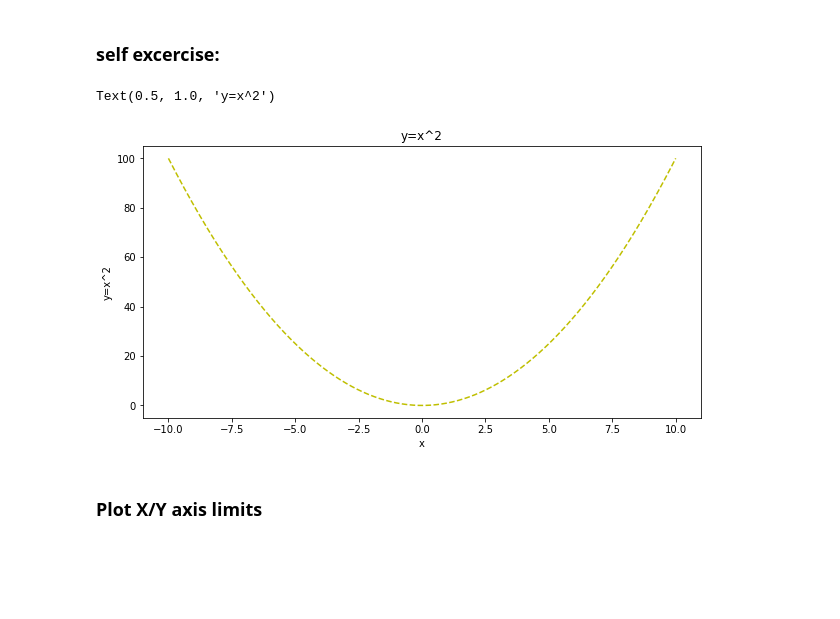
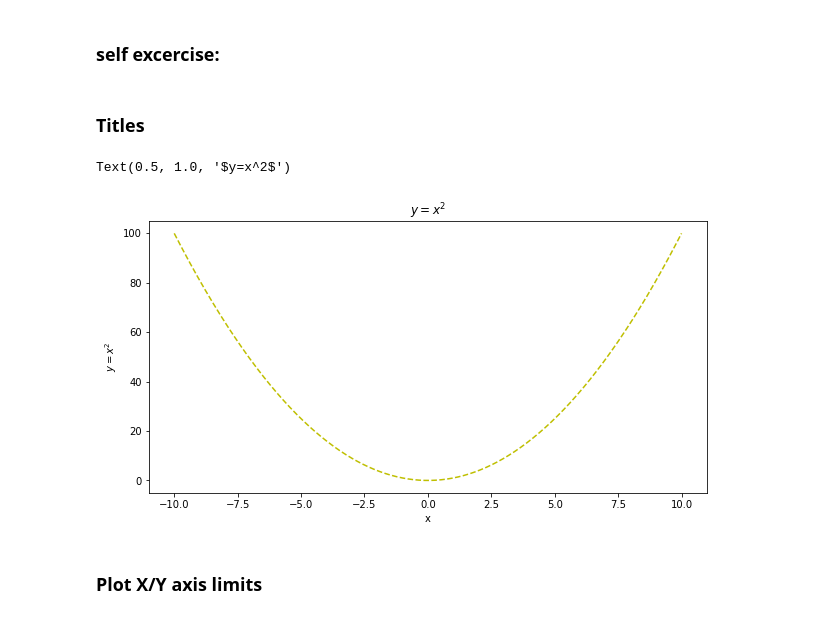
Before and after one commit to ShaiAharon/DataScience2021, a Jupyter notebook: tirgul_5/tirgul5.ipynb, the cells around one changed output. Saved outputs shown, nothing was run; the diff lists cells and outputs as text; code cells hidden in the pictures; blank space fills up the shorter version.

```diff
--- a/tirgul_5/tirgul5.ipynb
+++ b/tirgul_5/tirgul5.ipynb
@@ -124,15 +174,17 @@ Text(0.5, 1.0, 'cos x')
 # plot y=x^2 from -10 to 10
 # with x and y labels and title and legend
 # with dashed yellow line
+# %% [markdown]
+### Titles
 # %%
 x = np.linspace(-10,10,1000)
 plt.plot(x,x**2,'--y')
 plt.xlabel('x')
-plt.ylabel('y=x^2')
-plt.title('y=x^2')
+plt.ylabel('$y=x^2$')
+plt.title('$y=x^2$')
 # %% [output]
-Text(0.5, 1.0, 'y=x^2')
+Text(0.5, 1.0, '$y=x^2$')
-[figure, old version]
+[figure, new version]
 # %% [markdown]
 ### Plot X/Y axis limits
 # %%
```
Also changed, not shown: parts of 10 cells of this notebook, 1 other file.
